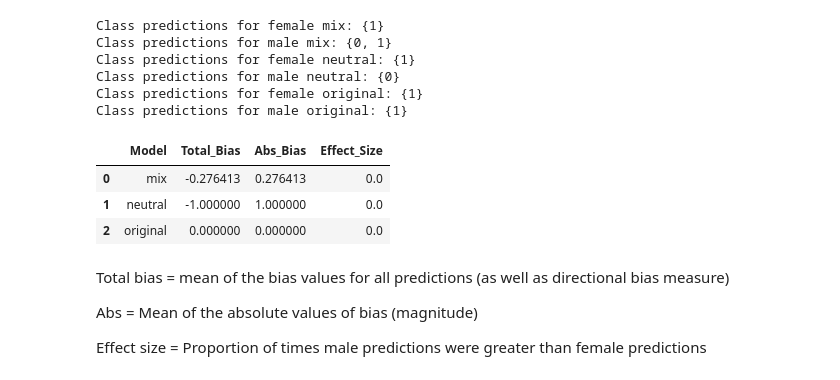
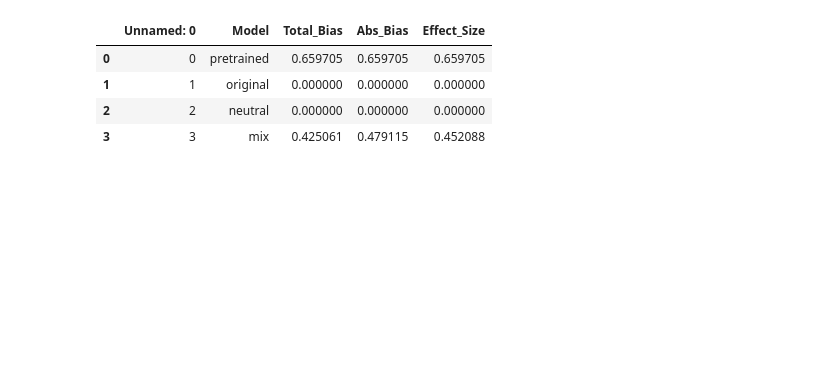
Before and after one commit to SMosegaard/NLP-exam, a Jupyter notebook: plotting/bias.ipynb, the cells around one changed output. Drawn from its saved outputs; the diff is of its cells as text; code cells hidden in the pictures; blank space fills up the shorter version.

```diff
--- a/plotting/bias.ipynb
+++ b/plotting/bias.ipynb
@@ -53,21 +5,0 @@ preds
-# %%
-# It looks like the classifiers predicted all reviews as the same labels expect for male mixed...
-# To test my assumption, I'll check unique predictions for all rows
-
-models = ['mix', 'neutral', 'original']
-genders = ['female', 'male']
-
-for model in models:
-    for gender in genders:
-        predictions = preds[(preds['Gender'] == gender) & (preds['Model'] == model)]['Predictions'].values[0]
-
-        unique_preds = set(predictions)
-
-        print(f"Class predictions for {gender} {model}: {unique_preds}")
-# %% [output]
-Class predictions for female mix: {1}
-Class predictions for male mix: {0, 1}
-Class predictions for female neutral: {1}
-Class predictions for male neutral: {0}
-Class predictions for female original: {1}
-Class predictions for male original: {1}
@@ -97,45 +6,14 @@ def calculate_bias(male_preds, female_preds):
-# %%
-# Filter by gender and model
-gender_models = ['female', 'male']
-models = ['mix', 'neutral', 'original']
-
-# Initialize dict to store results for bias calculations
-bias_results = {'Model': [],
-                'Total_Bias': [],
-                'Abs_Bias': [],
-                'Effect_Size': []}
-
-# Loop over the 3 fine-tuned models and calculate bias
-for model in models:
-
-    # Filter female and male predictions for each model
-    female_preds = preds[(preds['Gender'] == 'female') & (preds['Model'] == model)]['Predictions'].values[0]
-    male_preds = preds[(preds['Gender'] == 'male') & (preds['Model'] == model)]['Predictions'].values[0]
-
-    # Calculate bias and metrics for each model condition
-    total_bias, absolute_bias, effect_size = calculate_bias_for_condition(male_preds, female_preds)
-
-    # Store results
-    bias_results['Model'].append(model)
-    bias_results['Total_Bias'].append(total_bias)
-    bias_results['Abs_Bias'].append(absolute_bias)
-    bias_results['Effect_Size'].append(effect_size)
-
-# pd df
-bias_df = pd.DataFrame(bias_results)
-
-bias_df
-# %% [output]
-|  | Model | Total_Bias | Abs_Bias | Effect_Size |
-| 0 | mix | -0.276413 | 0.276413 | 0.0 |
-| 1 | neutral | -1.000000 | 1.000000 | 0.0 |
-| 2 | original | 0.000000 | 0.000000 | 0.0 |
-# %% [markdown]
-Total bias = mean of the bias values for all predictions (as well as directional bias measure)
-
-Abs = Mean of the absolute values of bias (magnitude)
-
-Effect size =  Proportion of times male predictions were greater than female predictions
+# %%
+# Import bias df
+
+bias_df = pd.read_csv('results/bias.csv')
+bias_df
+# %% [output]
+|  | Unnamed: 0 | Model | Total_Bias | Abs_Bias | Effect_Size |
+| 0 | 0 | pretrained | 0.659705 | 0.659705 | 0.659705 |
+| 1 | 1 | original | 0.000000 | 0.000000 | 0.000000 |
+| 2 | 2 | neutral | 0.000000 | 0.000000 | 0.000000 |
+| 3 | 3 | mix | 0.425061 | 0.479115 | 0.452088 |
 # %%
 cmap = sns.cubehelix_palette(start = 2, rot = 0, dark = 0.1, light = 0.8) # reverse=True
 
```
Also changed, not shown: parts of 6 cells of this notebook, 1 other file.
